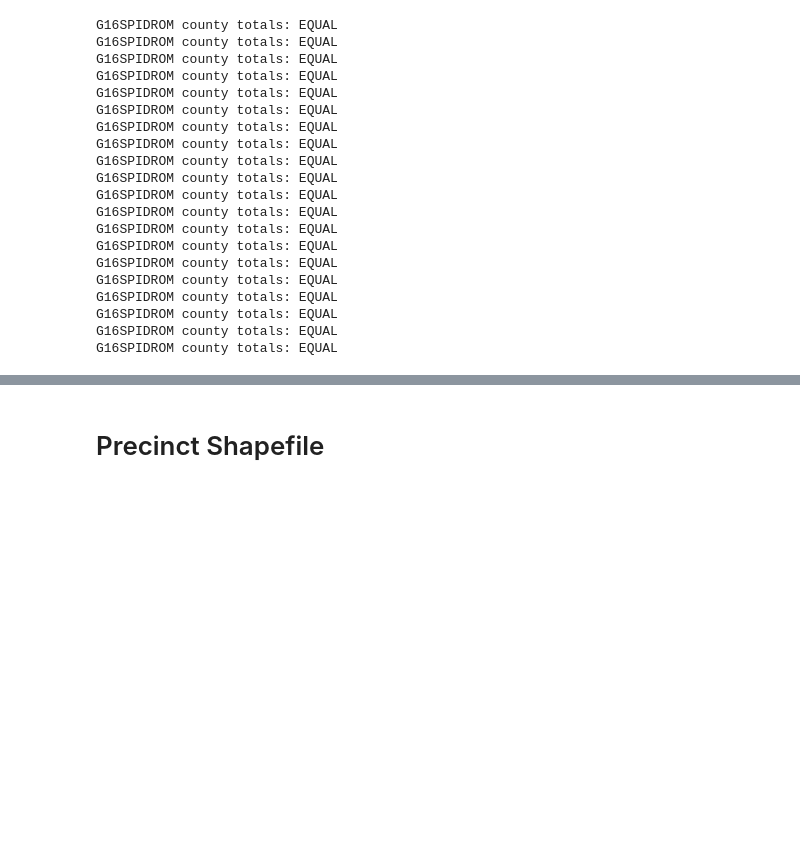
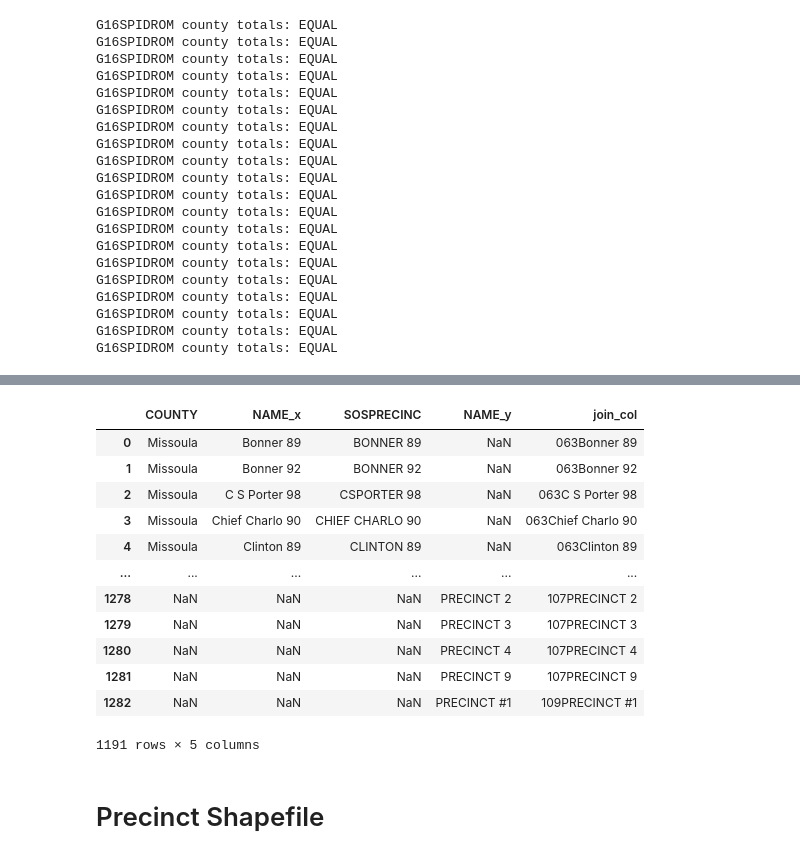
Before and after one commit to nonpartisan-redistricting-datahub/pdv-mt, a Jupyter notebook: vest-mt-2016/vest-mt-2016-validation.ipynb, the cells around one changed output, grey strips where cells are left out. Drawn from its saved outputs; the diff is of its cells as text; code cells hidden in the pictures; blank space fills up the shorter version.

```diff
--- a/vest-mt-2016/vest-mt-2016-validation.ipynb
+++ b/vest-mt-2016/vest-mt-2016-validation.ipynb
@@ -328,0 +352,3 @@ G16SPIDROM county totals: EQUAL
+# %%
+join_attempt_one = pd.merge(vest_mt_16,pivoted_2016,how="outer",on="join_col",indicator=True)
+print(join_attempt_one["_merge"].value_counts())
@@ -329,3 +377,19 @@ G16SPIDROM county totals: EQUAL
+# %%
+join_attempt_one[join_attempt_one['_merge'] != 'both'][['COUNTY','NAME_x','SOSPRECINC','NAME_y','join_col']]
+# %% [output]
+|  | COUNTY | NAME_x | SOSPRECINC | NAME_y | join_col |
+| 0 | Missoula | Bonner 89 | BONNER 89 | NaN | 063Bonner 89 |
+| 1 | Missoula | Bonner 92 | BONNER 92 | NaN | 063Bonner 92 |
+| 2 | Missoula | C S Porter 98 | CSPORTER 98 | NaN | 063C S Porter 98 |
+| 3 | Missoula | Chief Charlo 90 | CHIEF CHARLO 90 | NaN | 063Chief Charlo 90 |
+| 4 | Missoula | Clinton 89 | CLINTON 89 | NaN | 063Clinton 89 |
+| ... | ... | ... | ... | ... | ... |
+| 1278 | NaN | NaN | NaN | PRECINCT 2 | 107PRECINCT 2 |
+| 1279 | NaN | NaN | NaN | PRECINCT 3 | 107PRECINCT 3 |
+| 1280 | NaN | NaN | NaN | PRECINCT 4 | 107PRECINCT 4 |
+| 1281 | NaN | NaN | NaN | PRECINCT 9 | 107PRECINCT 9 |
+| 1282 | NaN | NaN | NaN | PRECINCT #1 | 109PRECINCT #1 |
+1191 rows × 5 columns
 # %% [markdown]
 # Precinct Shapefile
 # %% [markdown]
```
Also changed, not shown: parts of 10 cells of this notebook.
